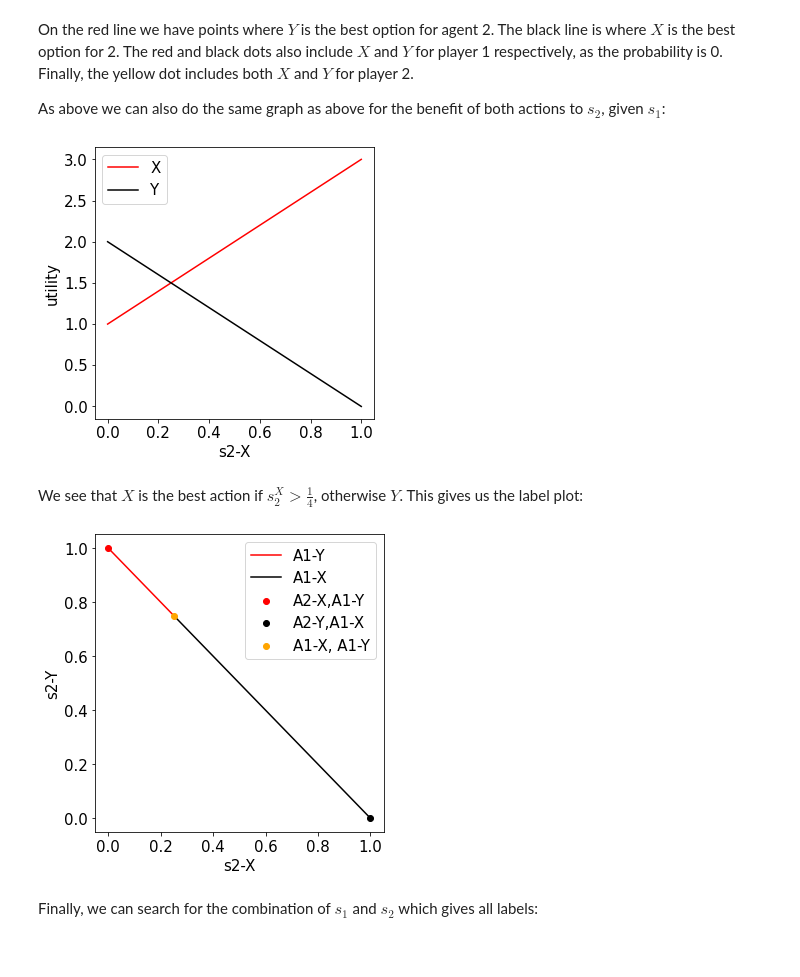
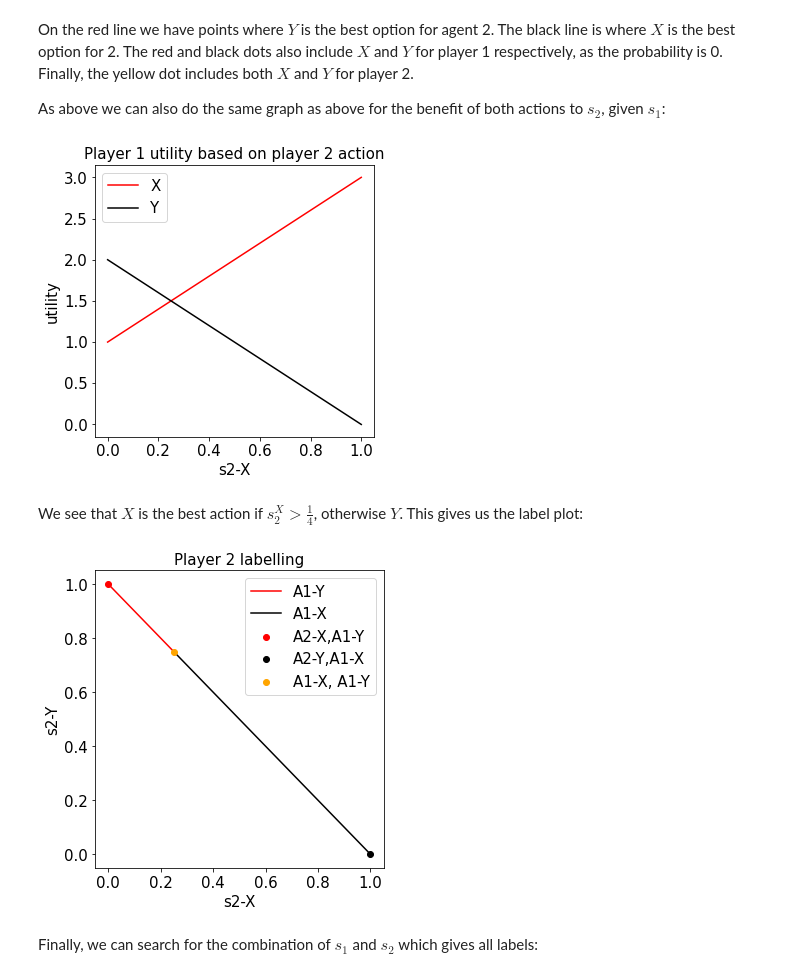
Before and after one commit to GiottoFrean/Multiagent_Systems, a Jupyter notebook: 4 Computing solution concepts for Normal-Form games/A - Computing Nash equilibria.ipynb, the cells around one changed output. Drawn from its saved outputs; the diff is of its cells as text; code cells hidden in the pictures.

```diff
--- a/4 Computing solution concepts for Normal-Form games/A - Computing Nash equilibria.ipynb
+++ b/4 Computing solution concepts for Normal-Form games/A - Computing Nash equilibria.ipynb
@@ -321,26 +325,28 @@ plt.legend(fontsize=15)
 plt.xlabel('s2-X',fontsize=15)
 plt.ylabel('utility',fontsize=15)
 plt.tick_params(labelsize=15)
+plt.title("Player 1 utility based on player 2 action",fontsize=15)
 plt.show()
 # %% [output]
-[figure, old version]
+[figure, new version]
 # %% [markdown]
 We see that $X$ is the best action if $s_2^X>\frac{1}{4}$, otherwise $Y$. This gives us the label plot:
 # %%
 plt.figure(figsize=(5,5))
 plt.scatter([0],[1],label="A2-X,A1-Y",color="red")
 plt.scatter([1],[0],label="A2-Y,A1-X",color="black")
 plt.plot(np.linspace(0,1/4,2),1-np.linspace(0,1/4,2),label="A1-Y",color="red")
 plt.plot(np.linspace(1/4,1,2),1-np.linspace(1/4,1,2),label="A1-X",color="black")
 plt.scatter([1/4],[3/4],label="A1-X, A1-Y",color="orange",zorder=10)
 plt.legend(fontsize=15)
 plt.xlabel('s2-X',fontsize=15)
 plt.ylabel('s2-Y',fontsize=15)
 plt.tick_params(labelsize=15)
 plt.tight_layout()
+plt.title("Player 2 labelling",fontsize=15)
 plt.show()
 # %% [output]
-[figure, old version]
+[figure, new version]
 # %% [markdown]
 Finally, we can search for the combination of $s_1$ and $s_2$ which gives all labels:
 # %%
```
Also changed, not shown: parts of 9 cells of this notebook.
